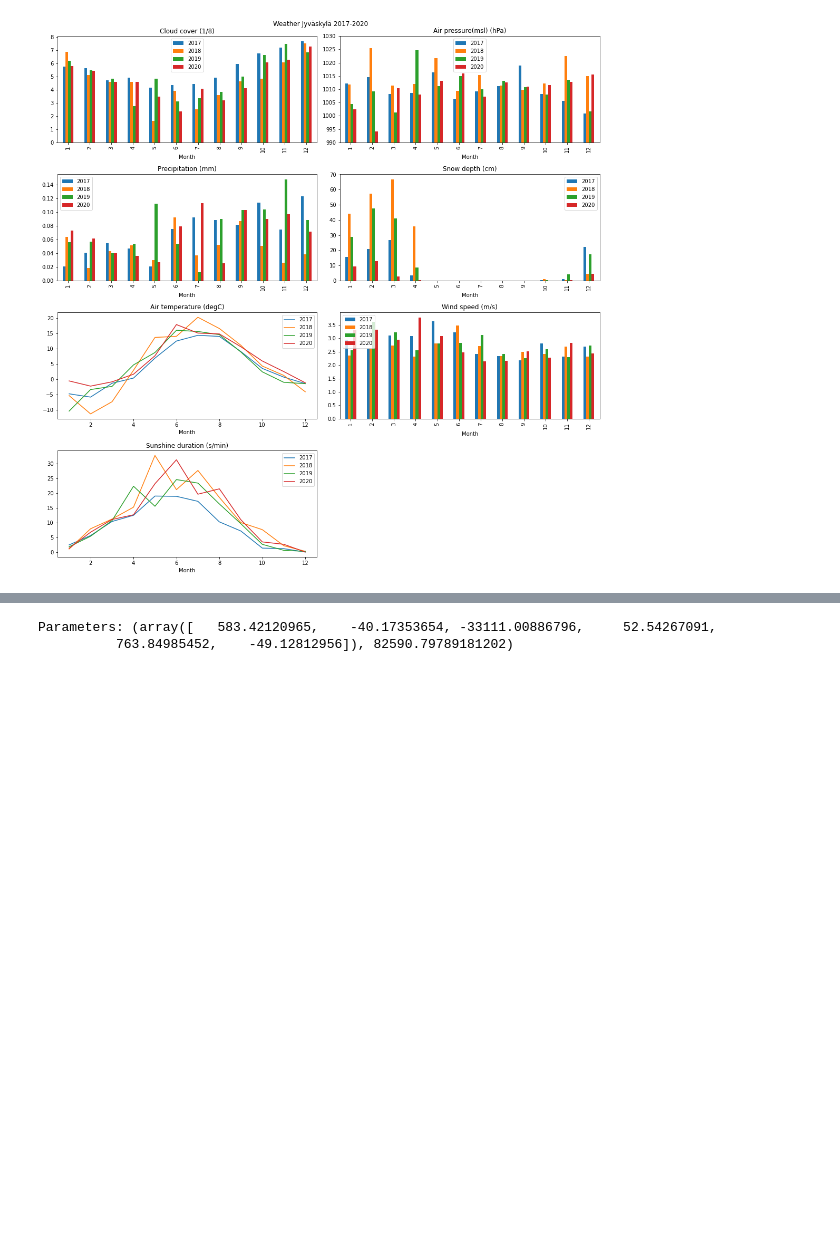
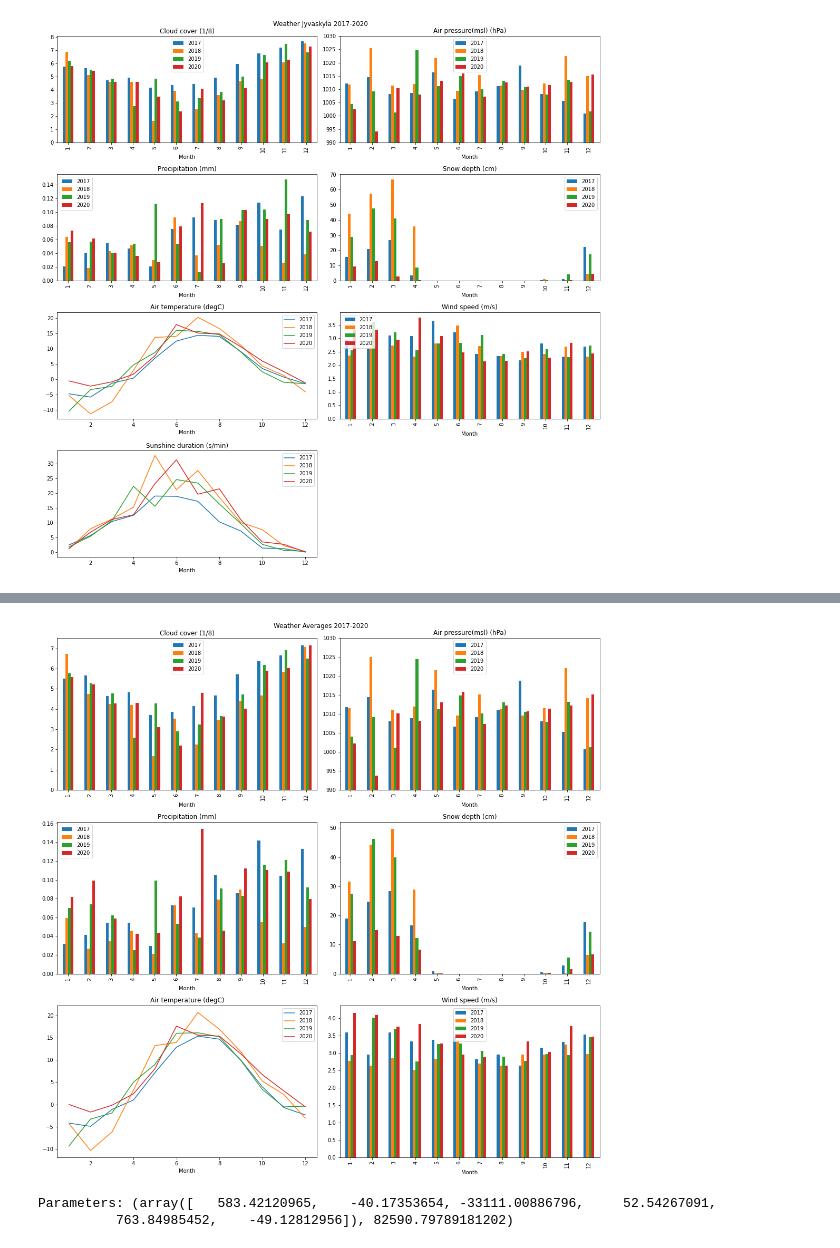
Before and after one commit to DataScience-MiniProjects/IDS-MiniProject, a Jupyter notebook: project-notebook.ipynb, the cells around one changed output, grey strips where cells are left out. Saved outputs shown, nothing was run; the diff lists cells and outputs as text; code cells hidden in the pictures; blank space fills up the shorter version.

```diff
--- a/project-notebook.ipynb
+++ b/project-notebook.ipynb
@@ -318,3 +347,35 @@ plt.show()
+# %%
+#Averages between cities
+
+#Jyväskylä, Helsinki, Oulu 2017-2020, sunshine duration dropped
+w_total2017 = (weatherdata_HEL_2017.drop("Sunshine duration (s/min)", axis=1).astype(float) + weatherdata_JYV_2017.drop("Sunshine duration (s/min)", axis=1).astype(float) + weatherdata_OULU_2017.astype(float)) / 3
+w_total2018 = (weatherdata_HEL_2018.drop("Sunshine duration (s/min)", axis=1).astype(float) + weatherdata_JYV_2018.drop("Sunshine duration (s/min)", axis=1).astype(float) + weatherdata_OULU_2018.astype(float)) / 3
+w_total2019 = (weatherdata_HEL_2019.drop("Sunshine duration (s/min)", axis=1).astype(float) + weatherdata_JYV_2019.drop("Sunshine duration (s/min)", axis=1).astype(float) + weatherdata_OULU_2019.astype(float)) / 3
+w_total2020 = (weatherdata_HEL_2020.drop("Sunshine duration (s/min)", axis=1).astype(float) + weatherdata_JYV_2020.drop("Sunshine duration (s/min)", axis=1).astype(float) + weatherdata_OULU_2020.astype(float)) / 3
+
+avg = []
+for el in w_total2017.columns:
+       avg.append(pd.concat([w_total2017[el],
+       w_total2018[el],
+       w_total2019[el],
+       w_total2020[el]],axis=1, keys=["2017","2018","2019","2020"]))
+
+fig, axes = plt.subplots(3, 2, figsize=(15,15))
+avg[0].plot.bar(title="Cloud cover (1/8)", ax=axes[0,0])
+avg[1].plot.bar(title="Air pressure(msl) (hPa)", ax=axes[0,1])
+#change air pressure scale to make the variation more visible
+axes[0,1].set_ylim(990, 1030)
+avg[2].plot.bar(title="Precipitation (mm)", ax=axes[1,0])
+avg[3].plot.bar(title="Snow depth (cm)", ax=axes[1,1])
+avg[4].plot.line(title="Air temperature (degC)", ax=axes[2,0])
+avg[5].plot.bar(title="Wind speed (m/s)", ax=axes[2,1])
+
+fig.suptitle("Weather Averages 2017-2020")
+
+plt.tight_layout()
+plt.show()
+# %% [output]
+[figure, added]
 # %%
 # LINEAR REGRESSION OF WHOLE DATA
 # Sklearn version
```
Also changed, not shown: parts of 3 cells of this notebook.
